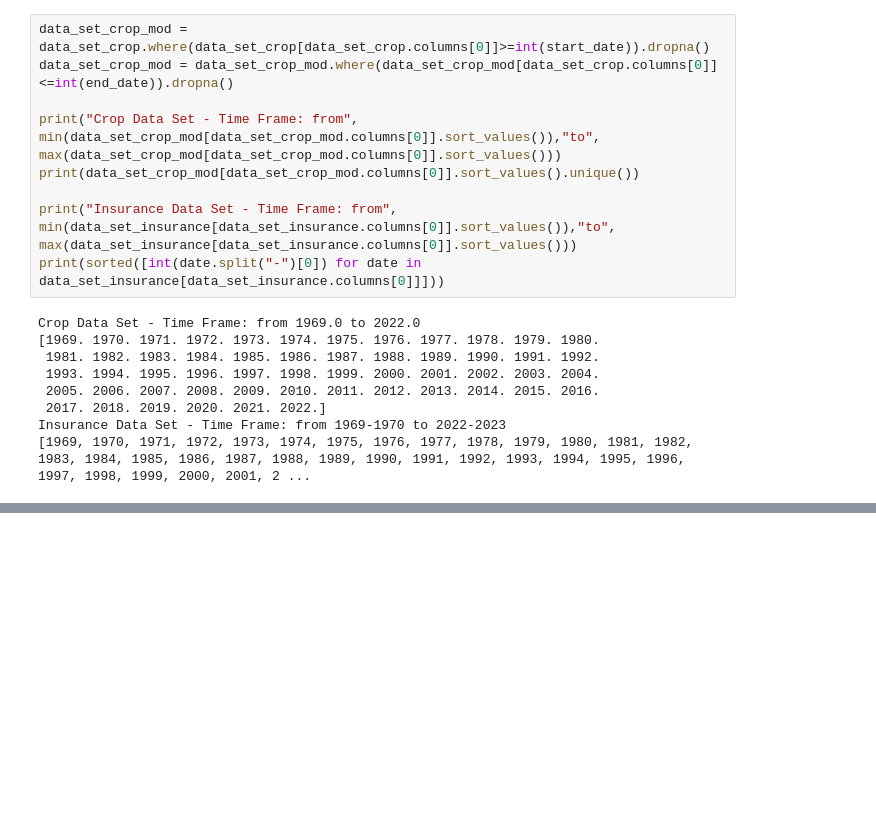
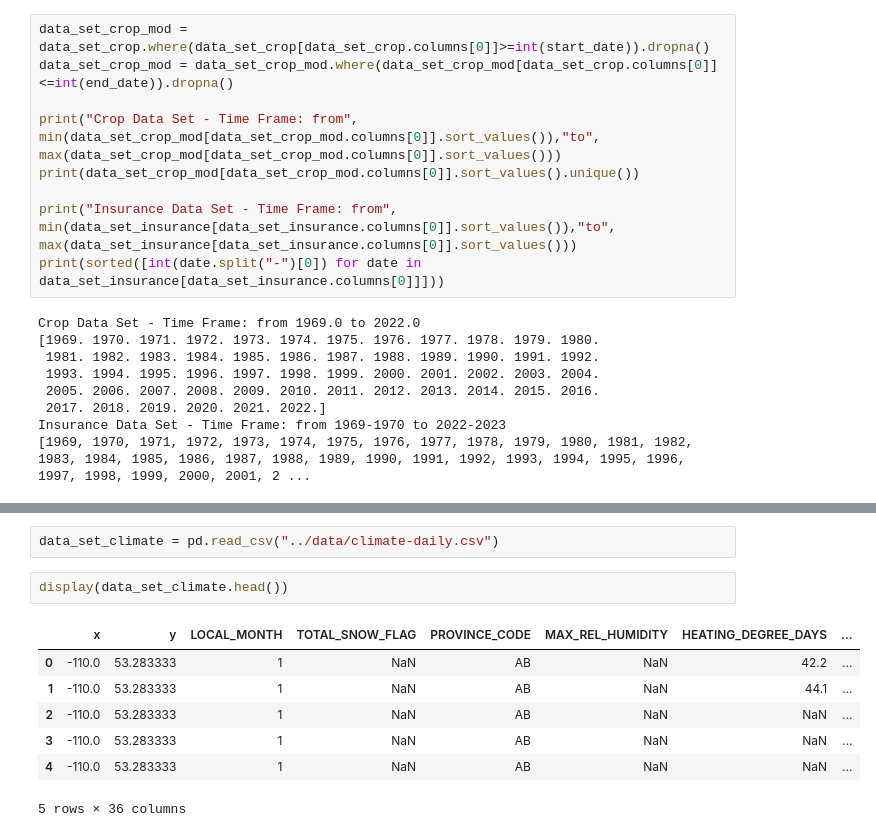
Before and after one commit to C3Ro1/GeoDataML1UniversalForecaster, a Jupyter notebook: Introduction/loading_data_sets.ipynb, the cells around one changed output, grey strips where cells are left out. Drawn from its saved outputs; the diff is of its cells as text; blank space fills up the shorter version.

Commit message:
finished Data Collection and now going to next step Data Set description, initial data analytics and Data Preprocessing

```diff
--- a/Introduction/loading_data_sets.ipynb
+++ b/Introduction/loading_data_sets.ipynb
@@ -205,0 +312,12 @@ Insurance Data Set - Time Frame: from 1969-1970 to 2022-2023
+# %%
+data_set_climate = pd.read_csv("../data/climate-daily.csv")
+# %%
+display(data_set_climate.head())
+# %% [output]
+|  | x | y | LOCAL_MONTH | TOTAL_SNOW_FLAG | PROVINCE_CODE | MAX_REL_HUMIDITY | HEATING_DEGREE_DAYS | ... |
+| 0 | -110.0 | 53.283333 | 1 | NaN | AB | NaN | 42.2 | ... |
+| 1 | -110.0 | 53.283333 | 1 | NaN | AB | NaN | 44.1 | ... |
+| 2 | -110.0 | 53.283333 | 1 | NaN | AB | NaN | NaN | ... |
+| 3 | -110.0 | 53.283333 | 1 | NaN | AB | NaN | NaN | ... |
+| 4 | -110.0 | 53.283333 | 1 | NaN | AB | NaN | NaN | ... |
+5 rows × 36 columns
```
Also changed, not shown: parts of 7 cells of this notebook.
